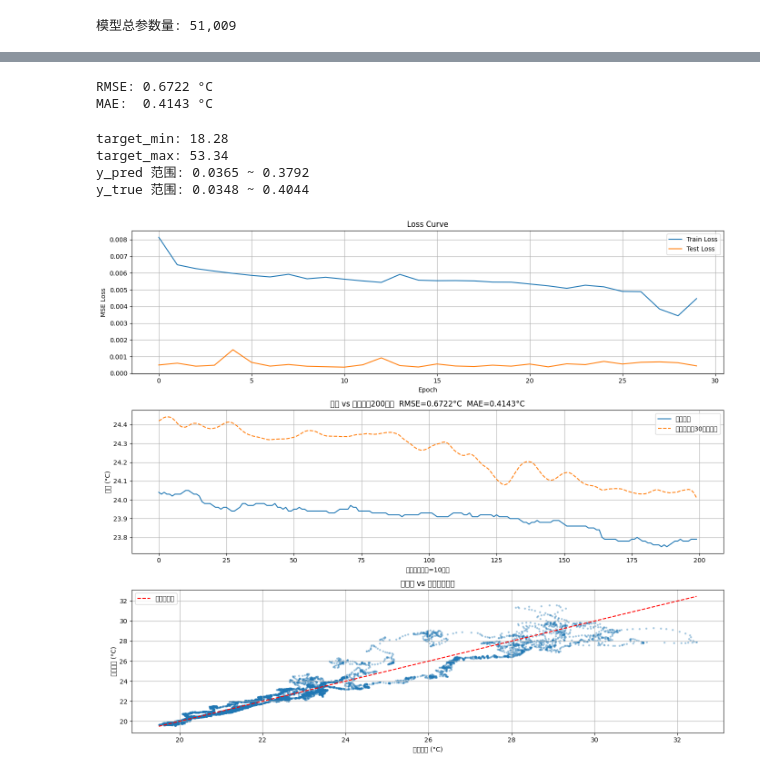
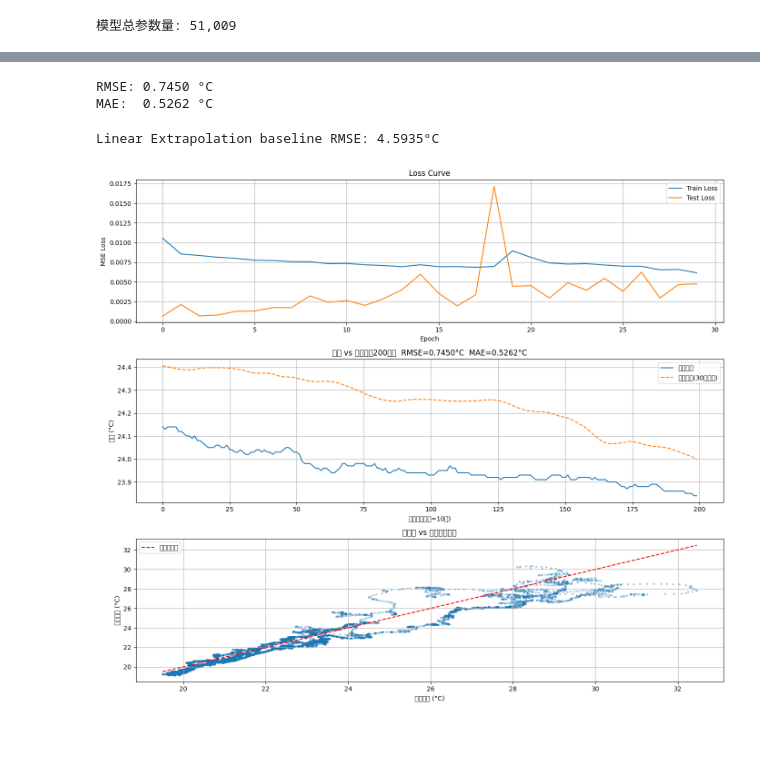
Before and after one commit to xhu703981/MicroClimateForecasting, a Jupyter notebook: lstm.ipynb, the cells around one changed output, grey strips where cells are left out. Cells and saved outputs as stored; diff of their text form; code cells hidden in the pictures; blank space fills up the shorter version.

Commit message:
adjust the time span and baseline

```diff
--- a/lstm.ipynb
+++ b/lstm.ipynb
@@ -68,14 +73,20 @@ def create_sequences(data, window_size, target_col_index,prediction_ahead):    #
 # %%
 X,y=create_sequences(data_scaled, WINDOW_SIZE, target_index, PREDICTION_AHEAD)
 # %%
-split=int(len(X)*0.8)
-X_train,X_test=X[:split],X[split:]
-y_train,y_test=y[:split],y[split:]
+
+split_train = int(len(X) * 0.6)
+split_val   = int(len(X) * 0.8)
+
+X_train, y_train = X[:split_train],          y[:split_train]
+X_val,   y_val   = X[split_train:split_val], y[split_train:split_val]
+X_test,  y_test  = X[split_val:],            y[split_val:]
 # %%
 X_train=torch.FloatTensor(X_train)
 X_test=torch.FloatTensor(X_test)
 y_train=torch.FloatTensor(y_train).unsqueeze(1)
 y_test=torch.FloatTensor(y_test).unsqueeze(1)
+X_val = torch.FloatTensor(X_val)
+y_val = torch.FloatTensor(y_val).unsqueeze(1)
 # %%
 class TimeSeriesDataset(Dataset):
     def __init__(self, X, y):
@@ -163,17 +174,22 @@ for epoch in range(EPOCHS):
     model.eval()
 
     with torch.no_grad():
-        test_loss=criterion(model(X_test.to(device)), y_test.to(device)).item()
-        if test_loss<best_loss:
-            best_loss=test_loss
+        val_preds = []
+        for i in range(0, len(X_val), 256):
+            batch = X_val[i:i+256].to(device)
+            val_preds.append(model(batch).cpu())
+        val_preds = torch.cat(val_preds)
+        val_loss = criterion(val_preds, y_val).item()
+        if val_loss < best_loss:
+            best_loss = val_loss
             torch.save(model.state_dict(), 'best_model.pth')
 
     train_loss= np.mean(batch_losses)
     train_losses.append(train_loss)
-    test_losses.append(test_loss)
+    test_losses.append(val_loss)
 
     if (epoch + 1) % 5 == 0:
-        print(f"Epoch {epoch+1:3d}/{EPOCHS} | Train: {train_loss:.6f} | Test: {test_loss:.6f}")
+        print(f"Epoch {epoch+1:3d}/{EPOCHS} | Train: {train_loss:.6f} | Test: {val_loss:.6f}")
 
 model.load_state_dict(torch.load('best_model.pth'))
 # %% [output]
@@ -196,28 +212,35 @@ y 范围: 0.0000 ~ 1.0000
 model.eval()
 with torch.no_grad():
     y_pred = model(X_test.to(device)).cpu().numpy()
-    y_true = y_test.numpy()
+    y_true = y_test.numpy().flatten()
 
-y_pred_real = y_pred * (target_max - target_min) + target_min
-y_true_real = y_true * (target_max - target_min) + target_min
+dummy = np.zeros((len(y_pred), 3))
+dummy[:, target_index] = y_pred.flatten()
+y_pred_real = scaler.inverse_transform(dummy)[:, target_index]
+
+dummy2 = np.zeros((len(y_true), 3))
+dummy2[:, target_index] = y_true.flatten()
+y_true_real = scaler.inverse_transform(dummy2)[:, target_index]
 
 rmse = np.sqrt(mean_squared_error(y_true_real, y_pred_real))
 mae  = mean_absolute_error(y_true_real, y_pred_real)
 print(f"\nRMSE: {rmse:.4f} °C")
 print(f"MAE:  {mae:.4f} °C")
 # %% [output]
-RMSE: 0.6722 °C
-MAE:  0.4143 °C
+RMSE: 0.7450 °C
+MAE:  0.5262 °C
-# %%
-print(f"target_min: {target_min}")
-print(f"target_max: {target_max}")
-print(f"y_pred 范围: {y_pred.min():.4f} ~ {y_pred.max():.4f}")
-print(f"y_true 范围: {y_true.min():.4f} ~ {y_true.max():.4f}")
-# %% [output]
-target_min: 18.28
-target_max: 53.34
-y_pred 范围: 0.0365 ~ 0.3792
-y_true 范围: 0.0348 ~ 0.4044
+# %%
+# 用最后10步拟合线性趋势，外推180步
+last_steps = X_test[:, -10:, 0]  # 最后10步
+slopes = (last_steps[:, -1] - last_steps[:, 0]) / 10
+naive_linear = last_steps[:, -1] + slopes * 180
+dummy_lin = np.zeros((len(naive_linear), 3))
+dummy_lin[:, 0] = naive_linear
+naive_linear_real = scaler.inverse_transform(dummy_lin)[:, 0]
+rmse_linear = np.sqrt(np.mean((naive_linear_real -y_true_real) ** 2))
+print(f"Linear Extrapolation baseline RMSE: {rmse_linear:.4f}°C")
+# %% [output]
+Linear Extrapolation baseline RMSE: 4.5935°C
 # %%
 model.eval()
 with torch.no_grad():
@@ -236,33 +259,33 @@ axes[0].set_title("Loss Curve")
 axes[0].set_xlabel("Epoch")
 axes[0].set_ylabel("MSE Loss")
 axes[0].legend()
 axes[0].grid(True)
 
 # 图2：预测 vs 真实（前200个点）
 n_show = 200
 axes[1].plot(y_true_real[:n_show], label="真实温度")
-axes[1].plot(y_pred_real[:n_show], label="预测温度（30分钟后）", linestyle="--")
+axes[1].plot(y_pred_real[:n_show], label="预测温度(30分钟后)", linestyle="--")
 axes[1].set_title(f"预测 vs 真实（前{n_show}步）  RMSE={rmse:.4f}°C  MAE={mae:.4f}°C")
-axes[1].set_xlabel("时间步（每步=10秒）")
+axes[1].set_xlabel("时间步（每步=10秒)")
 axes[1].set_ylabel("温度 (°C)")
 axes[1].legend()
 axes[1].grid(True)
 
 # 图3：散点图，完美预测应该在对角线上
 axes[2].scatter(y_true_real, y_pred_real, alpha=0.3, s=5)
 axes[2].plot(
     [y_true_real.min(), y_true_real.max()],
     [y_true_real.min(), y_true_real.max()],
     'r--', label="完美预测线"
 )
 axes[2].set_title("预测值 vs 真实值散点图")
 axes[2].set_xlabel("真实温度 (°C)")
 axes[2].set_ylabel("预测温度 (°C)")
 axes[2].legend()
 axes[2].grid(True)
 
 plt.tight_layout()
 plt.savefig("bme280_lstm_result.png", dpi=150)
 plt.show()
 # %% [output]
-[figure, old version]
+[figure, new version]
```
Also changed, not shown: parts of 6 cells of this notebook, 5 other files.
